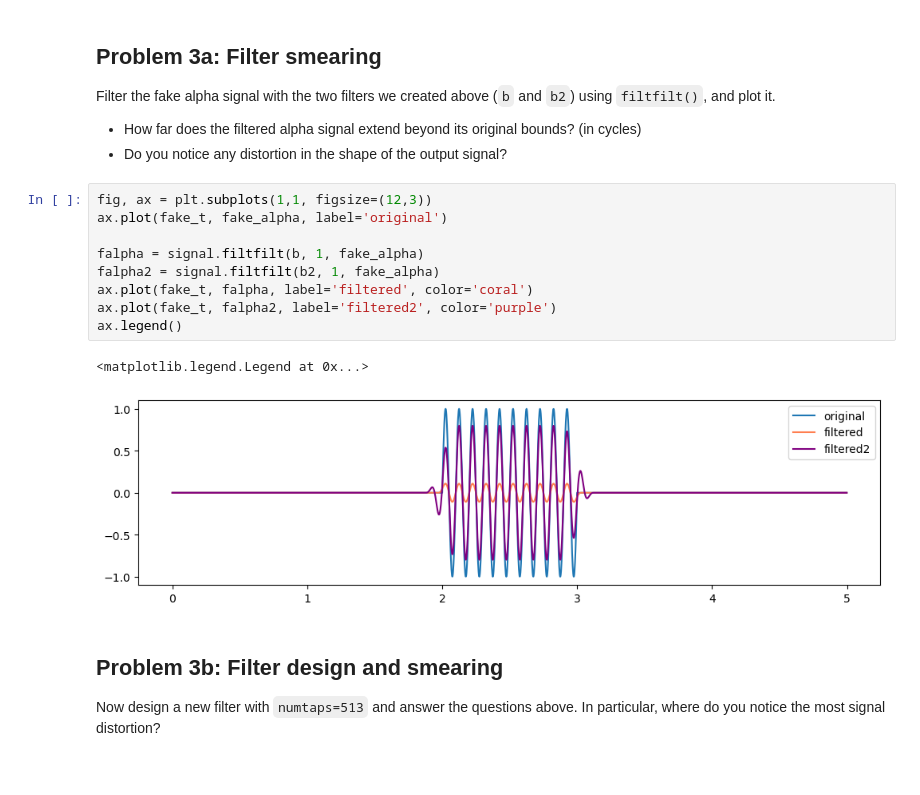
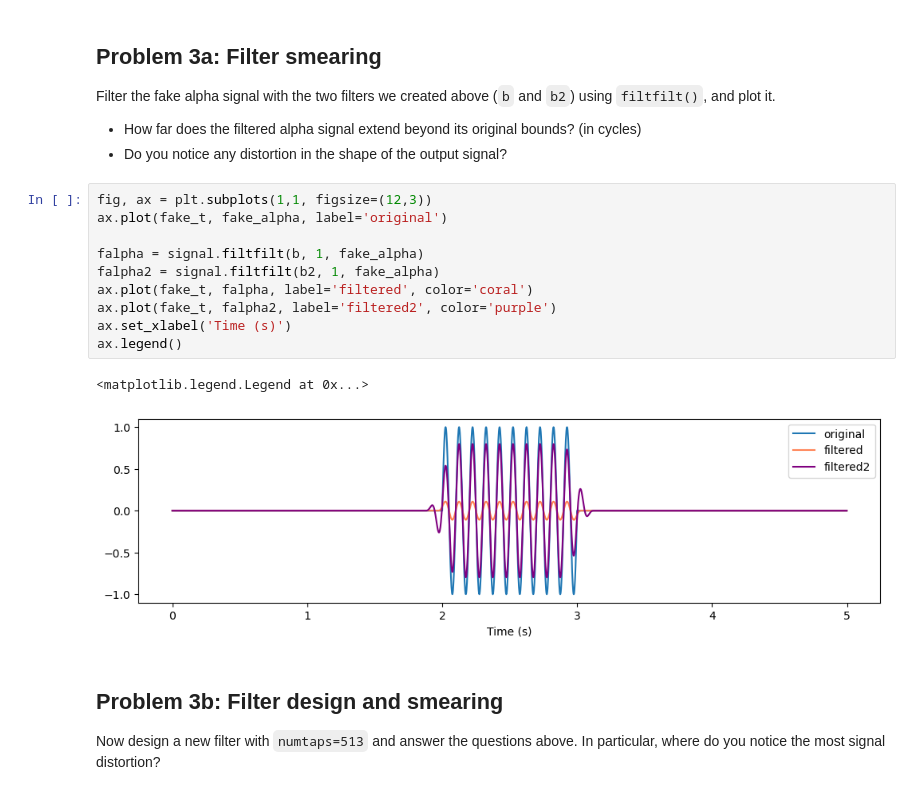
Before and after one commit to NathanNgu/elec380, a Jupyter notebook: HW3/homework3_notebook.ipynb, the cells around one changed output. Cells and saved outputs as stored; diff of their text form.

```diff
--- a/HW3/homework3_notebook.ipynb
+++ b/HW3/homework3_notebook.ipynb
@@ -551,15 +546,16 @@ Filter the fake alpha signal with the two filters we created above (`b` and `b2`
 # %%
 fig, ax = plt.subplots(1,1, figsize=(12,3))
 ax.plot(fake_t, fake_alpha, label='original')
 
 falpha = signal.filtfilt(b, 1, fake_alpha)
 falpha2 = signal.filtfilt(b2, 1, fake_alpha)
 ax.plot(fake_t, falpha, label='filtered', color='coral')
 ax.plot(fake_t, falpha2, label='filtered2', color='purple')
+ax.set_xlabel('Time (s)')
 ax.legend()
 # %% [output]
 <matplotlib.legend.Legend at 0x...>
-[figure, old version]
+[figure, new version]
 # %% [markdown]
 ## Problem 3b: Filter design and smearing
 
```
Also changed, not shown: parts of 4 cells of this notebook, 1 other file.
